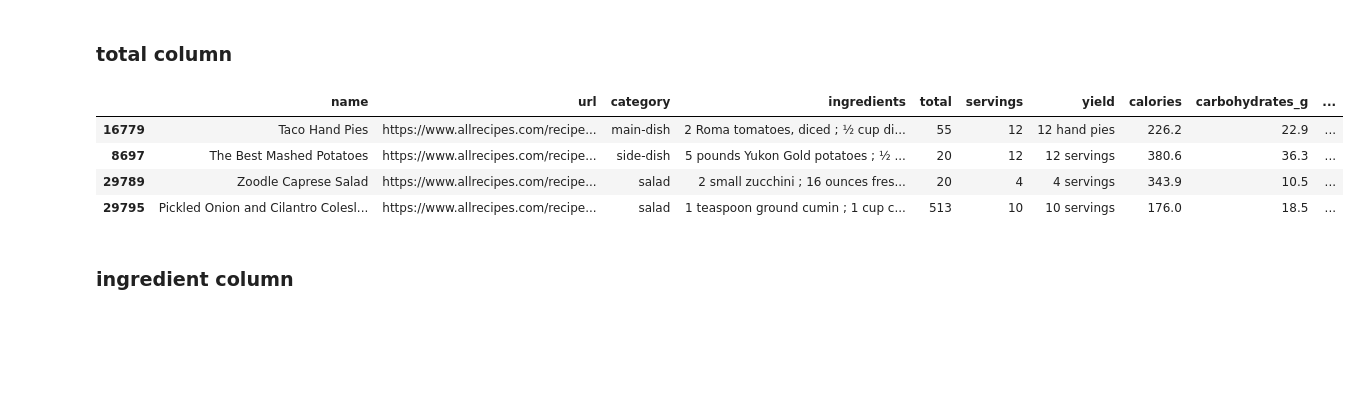
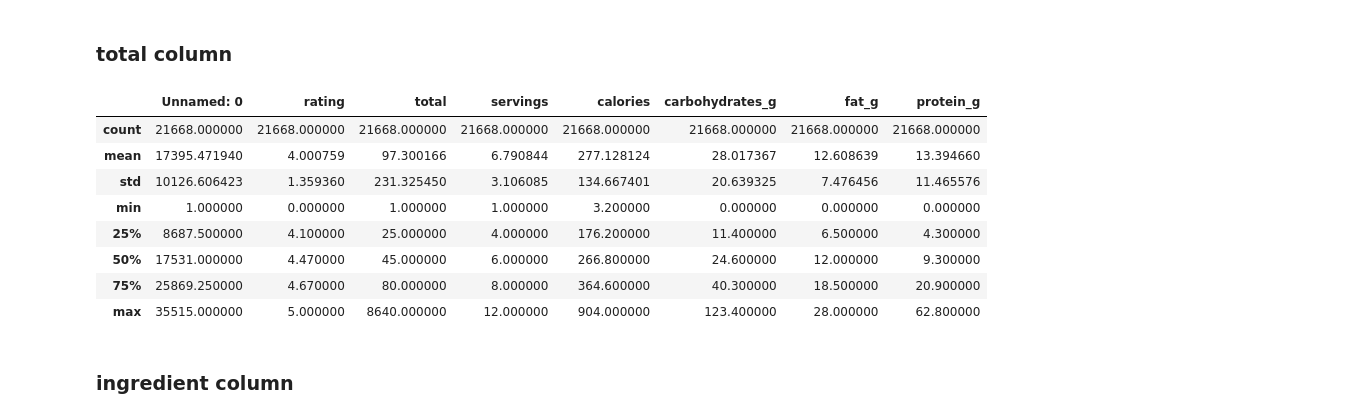
Before and after one commit to Hanadi-am/Personalized_Recipe_Recommender, a Jupyter notebook: src/Recipe.ipynb, the cells around one changed output. Cells and saved outputs as stored; diff of their text form; code cells hidden in the pictures; blank space fills up the shorter version.

```diff
--- a/src/Recipe.ipynb
+++ b/src/Recipe.ipynb
@@ -143,11 +168,15 @@ def humantime2minutes(s):
 Recipe['total'] = Recipe['total'].apply(humantime2minutes)
 # %%
 
-###Take a look
-Recipe.sample(4)
+###Take a look at the summary statisitcs after the convertion.
+Recipe.describe()
 # %% [output]
-|  | name | url | category | ingredients | total | servings | yield | calories | carbohydrates_g | ... |
-| 16779 | Taco Hand Pies | https://www.allrecipes.com/recipe... | main-dish | 2 Roma tomatoes, diced ; ½ cup di... | 55 | 12 | 12 hand pies | 226.2 | 22.9 | ... |
-| 8697 | The Best Mashed Potatoes | https://www.allrecipes.com/recipe... | side-dish | 5 pounds Yukon Gold potatoes ; ½ ... | 20 | 12 | 12 servings | 380.6 | 36.3 | ... |
-| 29789 | Zoodle Caprese Salad | https://www.allrecipes.com/recipe... | salad | 2 small zucchini ; 16 ounces fres... | 20 | 4 | 4 servings | 343.9 | 10.5 | ... |
-| 29795 | Pickled Onion and Cilantro Colesl... | https://www.allrecipes.com/recipe... | salad | 1 teaspoon ground cumin ; 1 cup c... | 513 | 10 | 10 servings | 176.0 | 18.5 | ... |
+|  | Unnamed: 0 | rating | total | servings | calories | carbohydrates_g | fat_g | protein_g |
+| count | 21668.000000 | 21668.000000 | 21668.000000 | 21668.000000 | 21668.000000 | 21668.000000 | 21668.000000 | 21668.000000 |
+| mean | 17395.471940 | 4.000759 | 97.300166 | 6.790844 | 277.128124 | 28.017367 | 12.608639 | 13.394660 |
+| std | 10126.606423 | 1.359360 | 231.325450 | 3.106085 | 134.667401 | 20.639325 | 7.476456 | 11.465576 |
+| min | 1.000000 | 0.000000 | 1.000000 | 1.000000 | 3.200000 | 0.000000 | 0.000000 | 0.000000 |
+| 25% | 8687.500000 | 4.100000 | 25.000000 | 4.000000 | 176.200000 | 11.400000 | 6.500000 | 4.300000 |
+| 50% | 17531.000000 | 4.470000 | 45.000000 | 6.000000 | 266.800000 | 24.600000 | 12.000000 | 9.300000 |
+| 75% | 25869.250000 | 4.670000 | 80.000000 | 8.000000 | 364.600000 | 40.300000 | 18.500000 | 20.900000 |
+| max | 35515.000000 | 5.000000 | 8640.000000 | 12.000000 | 904.000000 | 123.400000 | 28.000000 | 62.800000 |
```
Also changed, not shown: parts of 17 cells of this notebook, 3 other files.
